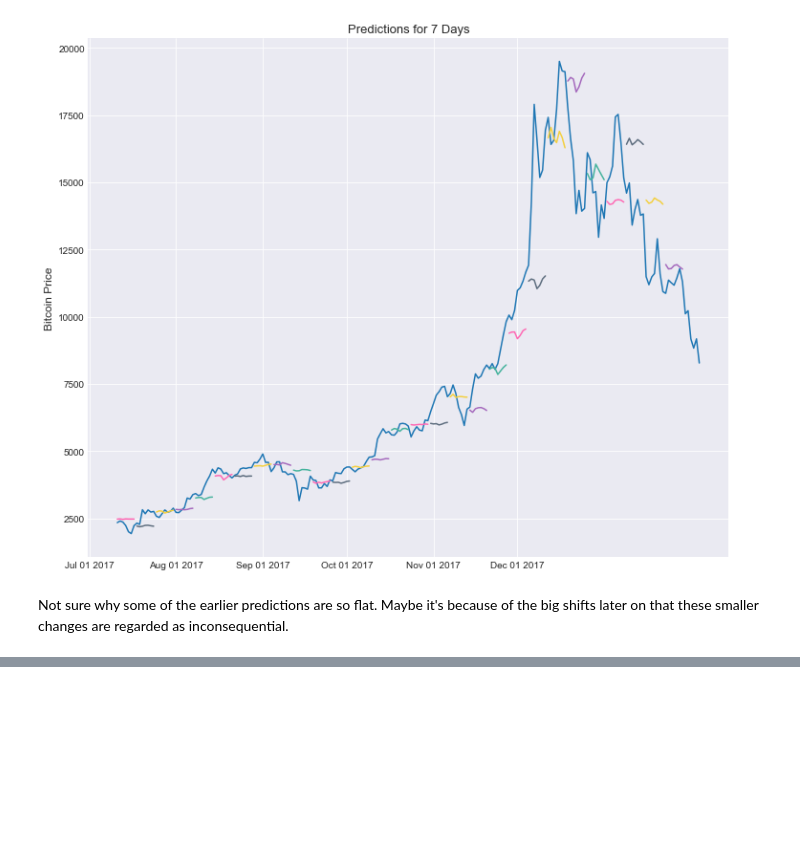
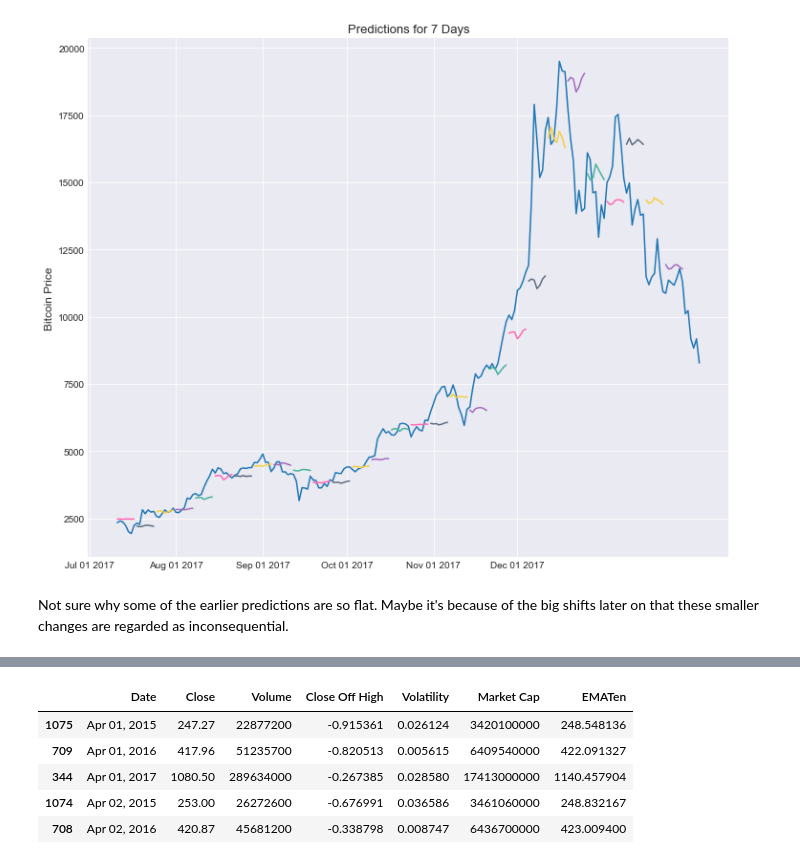
Before and after one commit to WillHTam/assorted_ml, a Jupyter notebook: BTC Analysis.ipynb, the cells around one changed output, grey strips where cells are left out. Saved outputs shown, nothing was run; the diff lists cells and outputs as text; code cells hidden in the pictures; blank space fills up the shorter version.

```diff
--- a/BTC Analysis.ipynb
+++ b/BTC Analysis.ipynb
@@ -449,0 +502,11 @@ Not sure why some of the earlier predictions are so flat. Maybe it's because of
+# %%
+mdata = bdata[['Date']+['Close']+['Volume']+['Close Off High']+['Volatility']+['Market Cap']+['EMATen']]
+mdata = mdata.sort_values(by='Date')
+mdata.head()
+# %% [output]
+|  | Date | Close | Volume | Close Off High | Volatility | Market Cap | EMATen |
+| 1075 | Apr 01, 2015 | 247.27 | 22877200 | -0.915361 | 0.026124 | 3420100000 | 248.548136 |
+| 709 | Apr 01, 2016 | 417.96 | 51235700 | -0.820513 | 0.005615 | 6409540000 | 422.091327 |
+| 344 | Apr 01, 2017 | 1080.50 | 289634000 | -0.267385 | 0.028580 | 17413000000 | 1140.457904 |
+| 1074 | Apr 02, 2015 | 253.00 | 26272600 | -0.676991 | 0.036586 | 3461060000 | 248.832167 |
+| 708 | Apr 02, 2016 | 420.87 | 45681200 | -0.338798 | 0.008747 | 6436700000 | 423.009400 |
```
Also changed, not shown: parts of 7 cells of this notebook.
